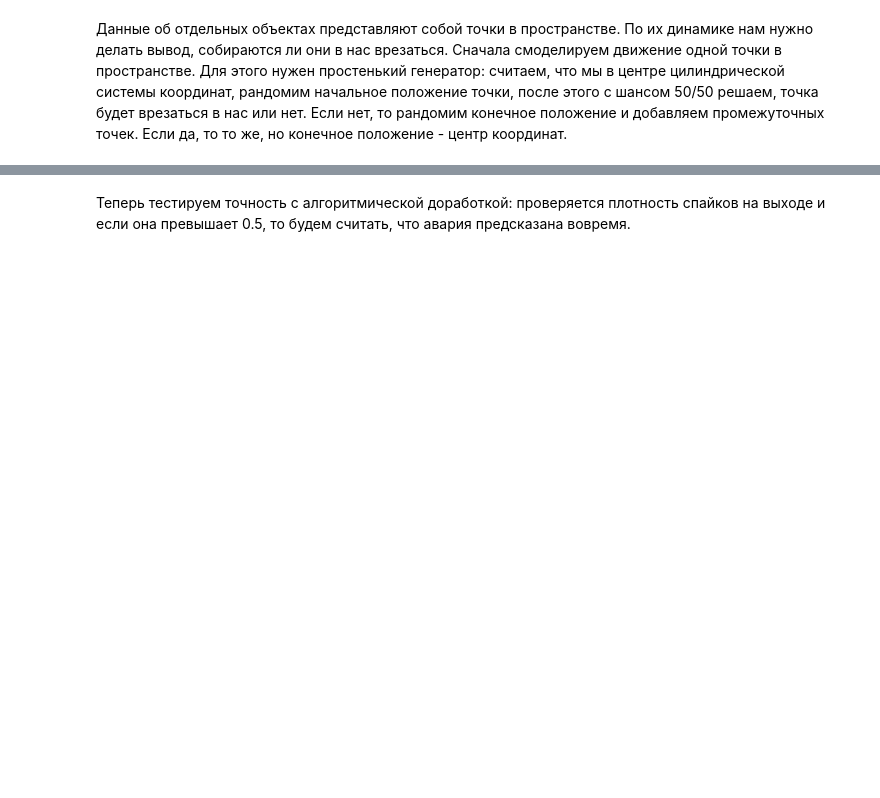
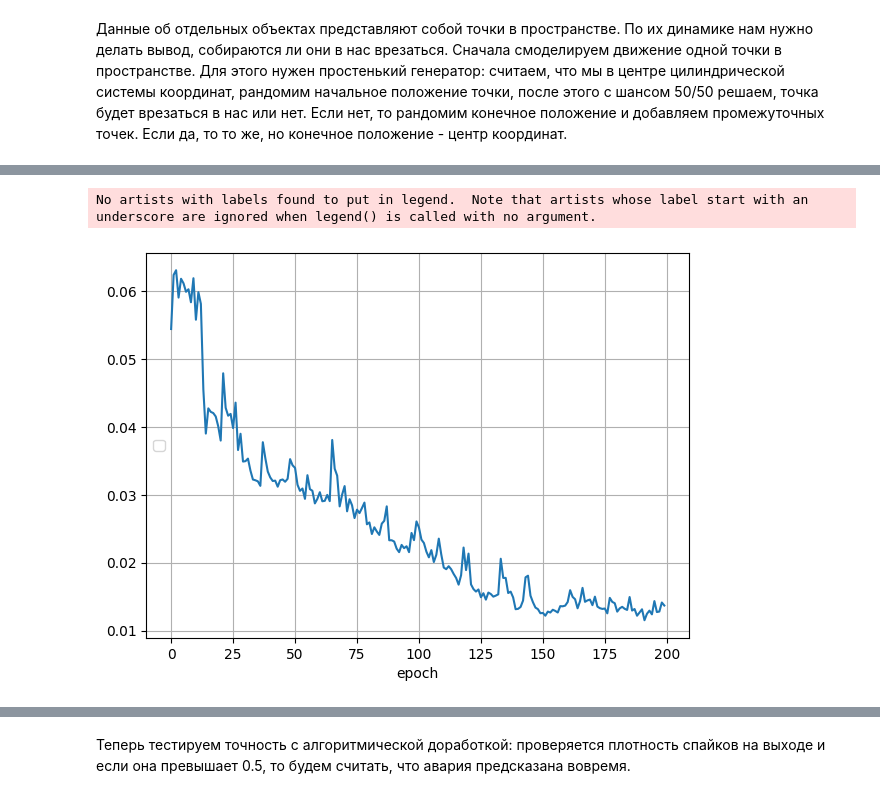
Before and after one commit to mattykurlzz/snn_crash_recognition, a Jupyter notebook: snn.ipynb, the cells around one changed output, grey strips where cells are left out. Cells and saved outputs as stored; diff of their text form; code cells hidden in the pictures; blank space fills up the shorter version.

```diff
--- a/snn.ipynb
+++ b/snn.ipynb
@@ -323,0 +323,43 @@ num_epoch = 100
+# %%
+net.train()
+for epoch in range(num_epoch):
+    random.shuffle(train_net)
+    train_iter = iter(train_net)
+    ep_loss = 0
+    for i, data in enumerate(train_iter):
+        target = data.image_sequence[-1][0].flatten()
+        target[0] = 0
+
+        # for j in range(5, len(data.image_sequence)): # loop over time
+        #     spikes = net(data.image_sequence[0 : j])[-1]
+        #     loss = criterion(spikes, target)
+
+        #     optimizer.zero_grad()
+        #     loss.backward()
+        #     optimizer.step()
+
+        #     ep_loss += loss.item()
+        #     live_imshow(
+        #         spikes.unflatten(0, (64, 64)).cpu().detach().numpy(),
+        #         target.unflatten(0, (64, 64)).cpu().detach().numpy(),
+        #         figsize=(13, 13)
+        #     )
+        spikes = net(data.image_sequence[0 : -10])[-1]
+        loss = criterion(spikes, target)
+
+        optimizer.zero_grad()
+        loss.backward()
+        optimizer.step()
+
+        ep_loss += loss.item()
+        live_imshow(
+            spikes.unflatten(0, (64, 64)).cpu().detach().numpy(),
+            target.unflatten(0, (64, 64)).cpu().detach().numpy(),
+            figsize=(13, 13)
+        )
+    print(ep_loss / (i + 1))
+    loss_stats += [ep_loss / (i + 1)]
+    live_plot_learning(loss_stats)
+# %% [output]
+No artists with labels found to put in legend.  Note that artists whose label start with an underscore are ignored when legend() is called with no argument.
+[figure, added]
```
Also changed, not shown: parts of 14 cells of this notebook.
